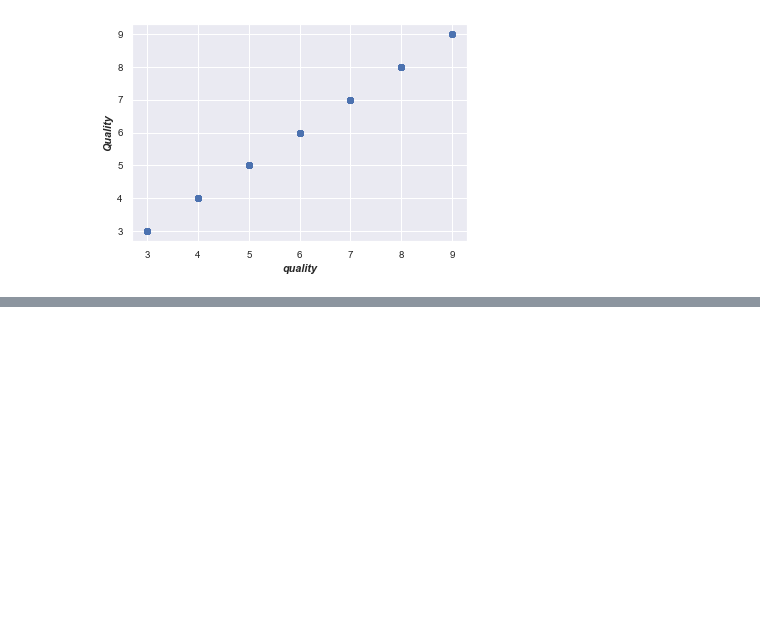
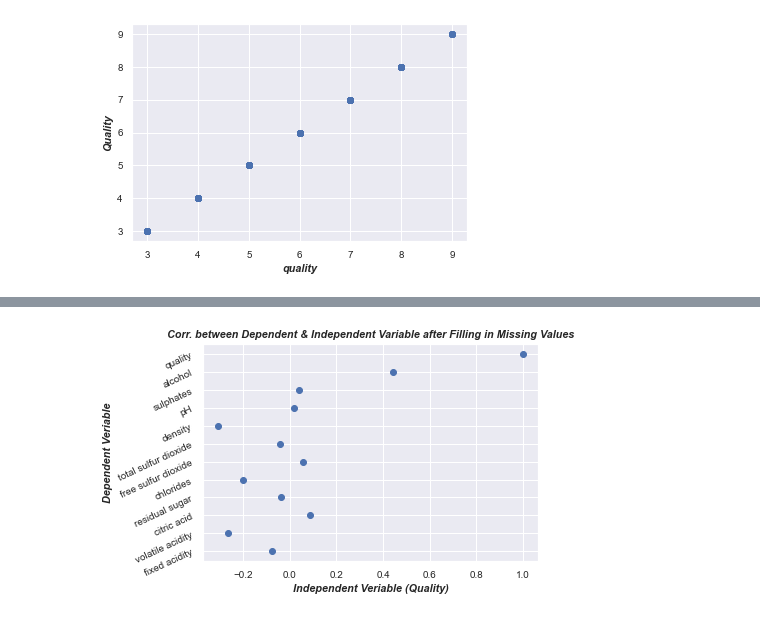
Before and after one commit to uygarkaya/WineQualityPrediction, a Jupyter notebook: dataAnalysis.ipynb, the cells around one changed output, grey strips where cells are left out. Cells and saved outputs as stored; diff of their text form; code cells hidden in the pictures; blank space fills up the shorter version.

Commit message:
Dealing with missing values & new csv file was created

```diff
--- a/dataAnalysis.ipynb
+++ b/dataAnalysis.ipynb
@@ -199,0 +202,6 @@ for data in dependentValueName:
+# %%
+# Dealing with missing values and replacing them by their mean
+missingColumns = dataFrame.columns[dataFrame.isnull().any()]
+
+for columns in missingColumns:
+    dataFrame[columns].fillna(dataFrame[columns].mean(), inplace=True)
@@ -199,0 +245,14 @@ for data in dependentValueName:
+# %%
+# Visualizing the correlation between dependent & independent variable with the help of the scatter after filling the missing values
+independentVarCorr = dataFrame.corr(method="pearson").iloc[-1, :]
+dependentValueName = ['fixed acidity', 'volatile acidity', 'citric acid', 'residual sugar', 'chlorides', 'free sulfur dioxide', 'total sulfur dioxide', 'density', 'pH', 'sulphates', 'alcohol', 'quality']
+
+plt.xlabel("Independent Veriable (Quality)", fontweight="bold", style="italic")
+plt.ylabel("Dependent Veriable", fontweight="bold", style="italic")
+plt.yticks(rotation = 25)
+
+plt.title("Corr. between Dependent & Independent Variable after Filling in Missing Values", fontweight="bold", style="italic")
+plt.scatter(independentVarCorr, dependentValueName)
+plt.show()
+# %% [output]
+[figure, added]
```
Also changed, not shown: parts of 8 cells of this notebook, 2 other files.
